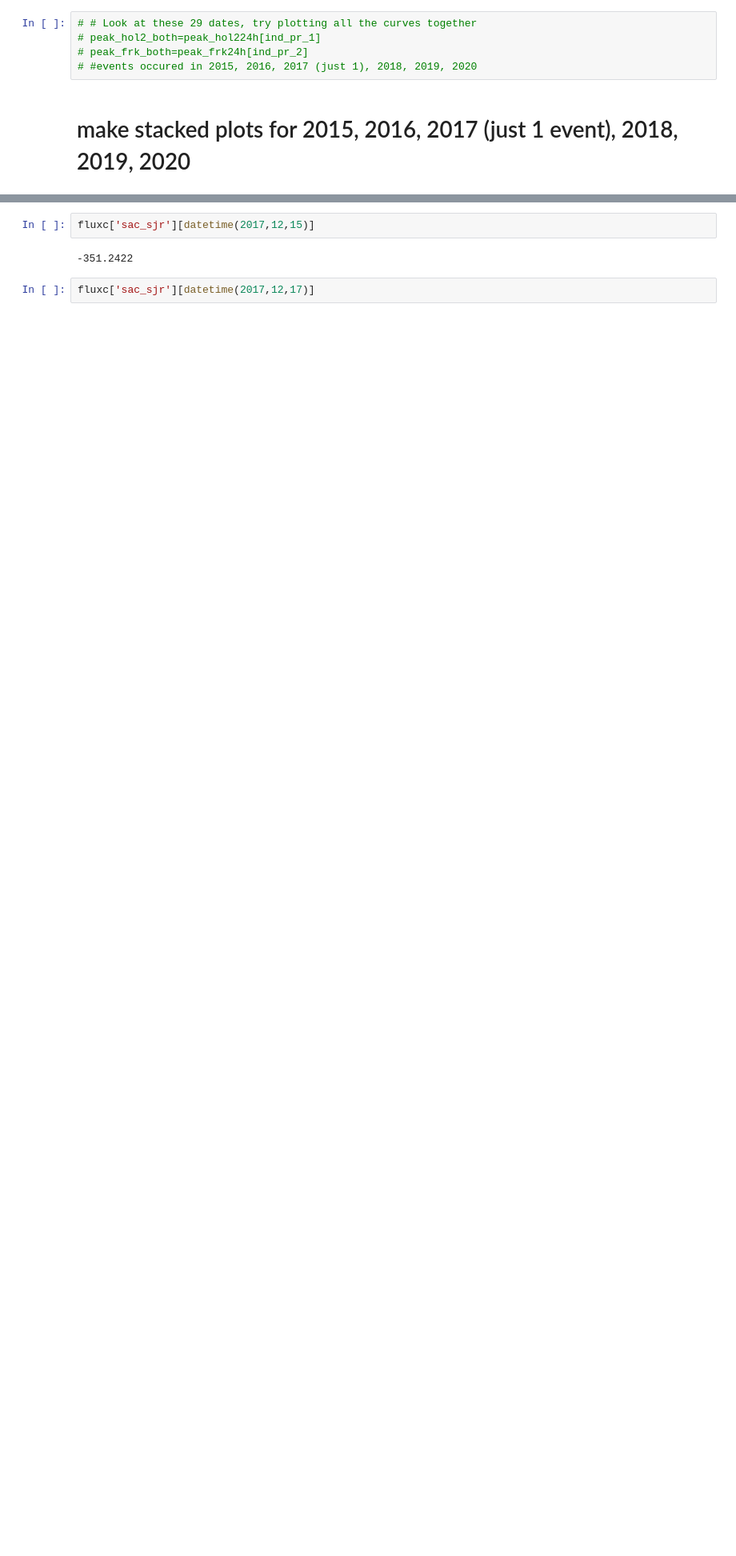
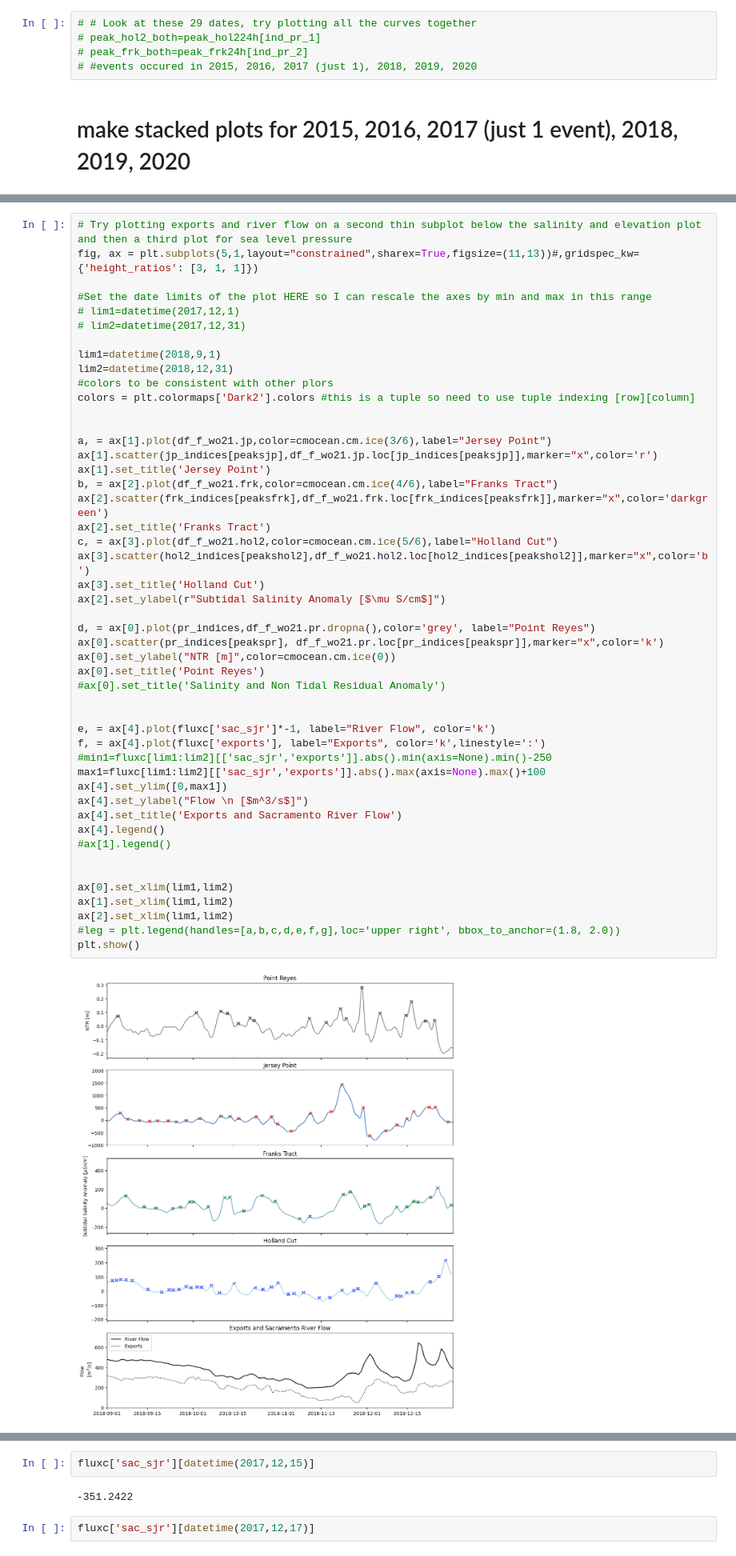
Before and after one commit to jennaisrael/Savio_scratch_back_up, a Jupyter notebook: climate_data_processing/identify_stp/peaks_at_frk_hol2_exports.ipynb, the cells around one changed output, grey strips where cells are left out. Shown at 80% size. Saved outputs shown, nothing was run; the diff lists cells and outputs as text; blank space fills up the shorter version.

```diff
--- a/climate_data_processing/identify_stp/peaks_at_frk_hol2_exports.ipynb
+++ b/climate_data_processing/identify_stp/peaks_at_frk_hol2_exports.ipynb
@@ -532,0 +657,50 @@ fig.savefig('/global/scratch/users/jennaisrael/climate_data_processing/identify_
+# %%
+# Try plotting exports and river flow on a second thin subplot below the salinity and elevation plot and then a third plot for sea level pressure
+fig, ax = plt.subplots(5,1,layout="constrained",sharex=True,figsize=(11,13))#,gridspec_kw={'height_ratios': [3, 1, 1]})
+
+#Set the date limits of the plot HERE so I can rescale the axes by min and max in this range
+# lim1=datetime(2017,12,1)
+# lim2=datetime(2017,12,31)
+
+lim1=datetime(2018,9,1)
+lim2=datetime(2018,12,31)
+#colors to be consistent with other plors
+colors = plt.colormaps['Dark2'].colors #this is a tuple so need to use tuple indexing [row][column]
+
+
+a, = ax[1].plot(df_f_wo21.jp,color=cmocean.cm.ice(3/6),label="Jersey Point")
+ax[1].scatter(jp_indices[peaksjp],df_f_wo21.jp.loc[jp_indices[peaksjp]],marker="x",color='r')
+ax[1].set_title('Jersey Point')
+b, = ax[2].plot(df_f_wo21.frk,color=cmocean.cm.ice(4/6),label="Franks Tract")
+ax[2].scatter(frk_indices[peaksfrk],df_f_wo21.frk.loc[frk_indices[peaksfrk]],marker="x",color='darkgreen')
+ax[2].set_title('Franks Tract')
+c, = ax[3].plot(df_f_wo21.hol2,color=cmocean.cm.ice(5/6),label="Holland Cut")
+ax[3].scatter(hol2_indices[peakshol2],df_f_wo21.hol2.loc[hol2_indices[peakshol2]],marker="x",color='b')
+ax[3].set_title('Holland Cut')
+ax[2].set_ylabel(r"Subtidal Salinity Anomaly [$\mu S/cm$]")
+
+d, = ax[0].plot(pr_indices,df_f_wo21.pr.dropna(),color='grey', label="Point Reyes")
+ax[0].scatter(pr_indices[peakspr], df_f_wo21.pr.loc[pr_indices[peakspr]],marker="x",color='k')
+ax[0].set_ylabel("NTR [m]",color=cmocean.cm.ice(0))
+ax[0].set_title('Point Reyes')
+#ax[0].set_title('Salinity and Non Tidal Residual Anomaly')
+
+
+e, = ax[4].plot(fluxc['sac_sjr']*-1, label="River Flow", color='k')
+f, = ax[4].plot(fluxc['exports'], label="Exports", color='k',linestyle=':')
+#min1=fluxc[lim1:lim2][['sac_sjr','exports']].abs().min(axis=None).min()-250
+max1=fluxc[lim1:lim2][['sac_sjr','exports']].abs().max(axis=None).max()+100
+ax[4].set_ylim([0,max1])
+ax[4].set_ylabel("Flow \n [$m^3/s$]")
+ax[4].set_title('Exports and Sacramento River Flow')
+ax[4].legend()
+#ax[1].legend()
+
+
+ax[0].set_xlim(lim1,lim2)
+ax[1].set_xlim(lim1,lim2)
+ax[2].set_xlim(lim1,lim2)
+#leg = plt.legend(handles=[a,b,c,d,e,f,g],loc='upper right', bbox_to_anchor=(1.8, 2.0))
+plt.show()
+# %% [output]
+[figure, added]
```
Also changed, not shown: parts of 17 cells of this notebook, 43 other files.
